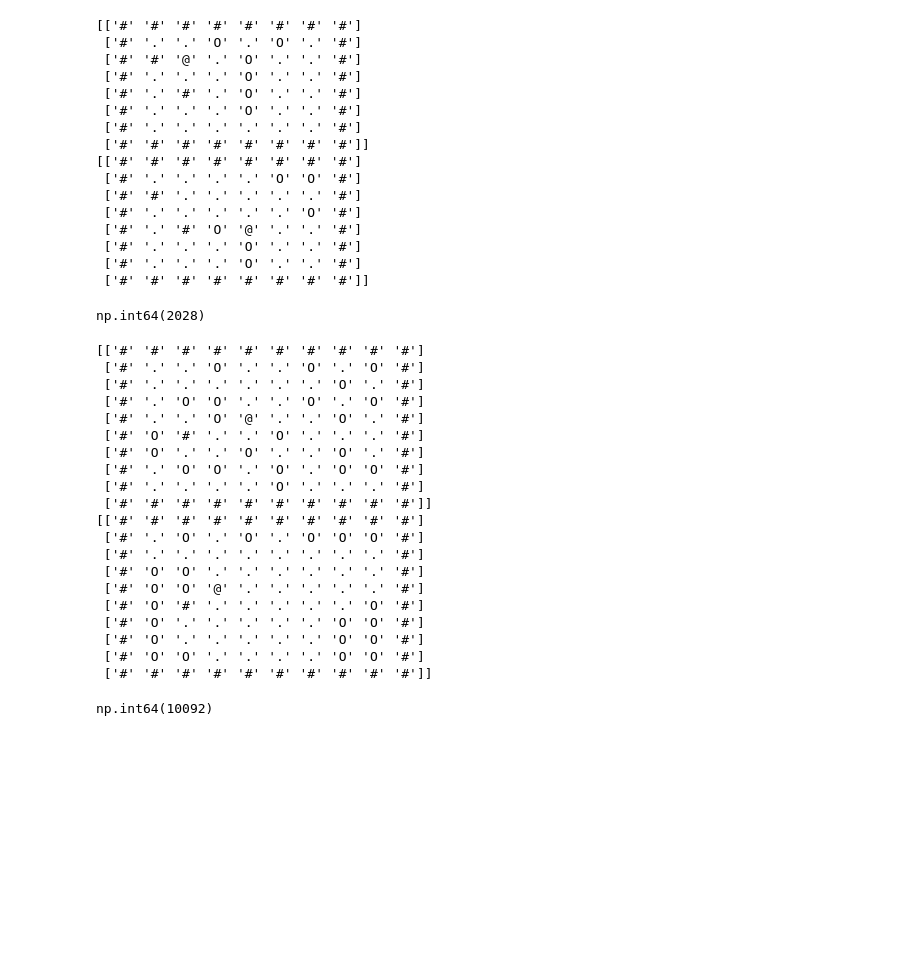
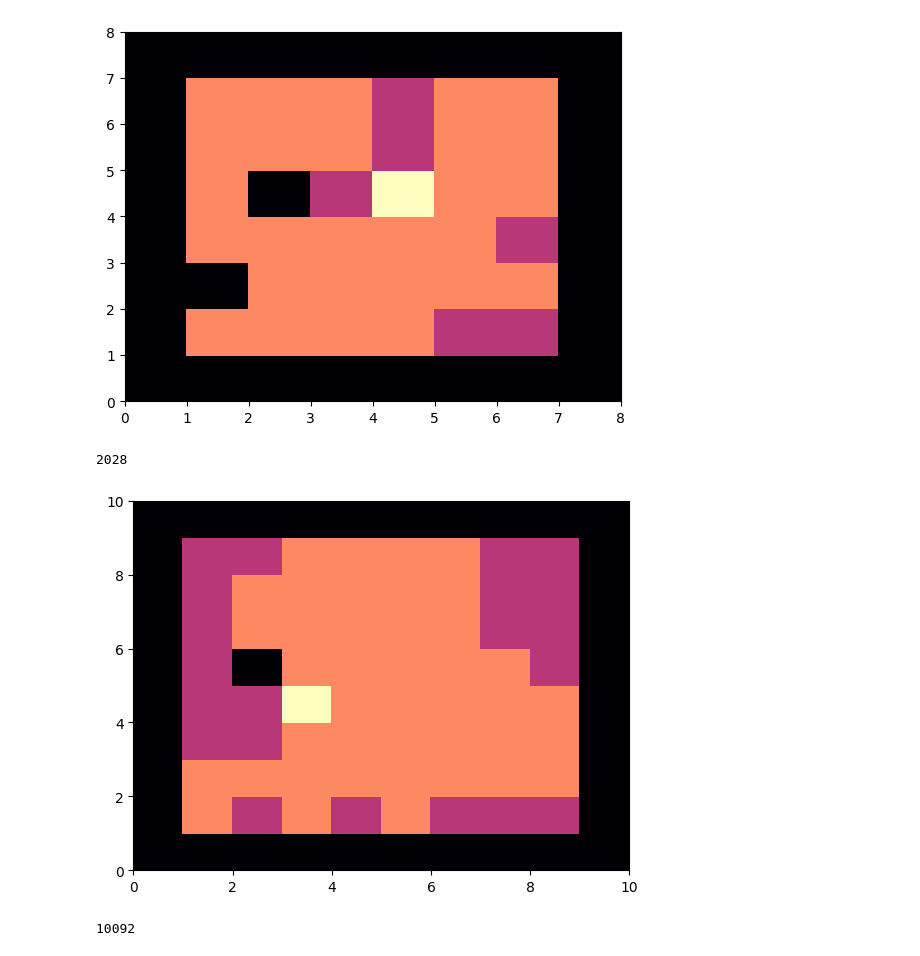
Before and after one commit to tolange/advent2024, a Jupyter notebook: aoc_15/aoc_2024_15.ipynb, the cells around one changed output. Cells and saved outputs as stored; diff of their text form; code cells hidden in the pictures; blank space fills up the shorter version.

```diff
--- a/aoc_15/aoc_2024_15.ipynb
+++ b/aoc_15/aoc_2024_15.ipynb
@@ -26,6 +26,18 @@ testlarge = [
 
 longmoves="<vv>^<v^>v>^vv^v>v<>v^v<v<^vv<<<^><<><>>v<vvv<>^v^>^<<<><<v<<<v^vv^v>^vvv<<^>^v^^><<>>><>^<<><^vv^^<>vvv<>><^^v>^>vv<>v<<<<v<^v>^<^^>>>^<v<v><>vv>v^v^<>><>>>><^^>vv>v<^^^>>v^v^<^^>v^^>v^<^v>v<>>v^v^<v>v^^<^^vv<<<v<^>>^^^^>>>v^<>vvv^><v<<<>^^^vv^<vvv>^>v<^^^^v<>^>vvvv><>>v^<<^^^^^^><^><>>><>^^<<^^v>>><^<v>^<vv>>v>>>^v><>^v><<<<v>>v<v<v>vvv>^<><<>^><^>><>^v<><^vvv<^^<><v<<<<<><^v<<<><<<^^<v<^^^><^>>^<v^><<<^>>^v<v^v<v^>^>>^v>vv>^<<^v<>><<><<v<<v><>v<^vv<<<>^^v^>^^>>><<^v>>v^v><^^>>^<>vv^<><^^>^^^<><vvvvv^v<v<<>^v<v>v<<^><<><<><<<^^<<<^<<>><<><^^^>^^<>^>v<>^^>vv<^v^v<vv>^<><v<^v>^^^>>>^^vvv^>vvv<>>>^<^>>>>>^<<^v>^vvv<>^<><<v>v^^>>><<^^<>>^v^<v^vv<>v^<<>^<^v^v><^<<<><<^<v><v<>vv>>v><v^<vv<>v^<<^"
 shortmoves="<^^>>>vv<v>>v<<"
+# %%
+def vizualizemap(m):
+    mcopy = np.zeros(m.shape)
+    #np.where()
+    mcopy[m=="."]=500
+    mcopy[m=="#"]=-1000
+    mcopy[m=="["]=0
+    mcopy[m=="O"]=0
+    mcopy[m=="]"]=0
+    mcopy[m=="@"]=1000
+    plt.pcolor(mcopy, cmap='magma')
+    plt.show()
 # %%
 def transforminput(ipt):
     out = []
@@ -76,58 +88,30 @@ def updateMap(m, mv):
     return m
 # %%
 a=transforminput(testsmall)
-print(a)
+vizualizemap(a)
 for c in shortmoves:
+    clear_output(wait=True)
     updateMap(a,c)
-print(a)
-getGPS(a)
+    #vizualizemap(a)
+    #print(getGPS(a))
+vizualizemap(a)
+print(getGPS(a))
 # %% [output]
+[figure, added]
-[['#' '#' '#' '#' '#' '#' '#' '#']
- ['#' '.' '.' 'O' '.' 'O' '.' '#']
- ['#' '#' '@' '.' 'O' '.' '.' '#']
- ['#' '.' '.' '.' 'O' '.' '.' '#']
- ['#' '.' '#' '.' 'O' '.' '.' '#']
- ['#' '.' '.' '.' 'O' '.' '.' '#']
- ['#' '.' '.' '.' '.' '.' '.' '#']
- ['#' '#' '#' '#' '#' '#' '#' '#']]
-[['#' '#' '#' '#' '#' '#' '#' '#']
- ['#' '.' '.' '.' '.' 'O' 'O' '#']
- ['#' '#' '.' '.' '.' '.' '.' '#']
- ['#' '.' '.' '.' '.' '.' 'O' '#']
- ['#' '.' '#' 'O' '@' '.' '.' '#']
- ['#' '.' '.' '.' 'O' '.' '.' '#']
- ['#' '.' '.' '.' 'O' '.' '.' '#']
- ['#' '#' '#' '#' '#' '#' '#' '#']]
+2028
-np.int64(2028)
 # %%
 a=transforminput(testlarge)
-print(a)
+vizualizemap(a)
 for c in longmoves:
+    clear_output(wait=True)
     updateMap(a,c)
-print(a)
-getGPS(a)
+    #vizualizemap(a)
+    #print(getGPS(a))
+vizualizemap(a)
+print(getGPS(a))
 # %% [output]
+[figure, added]
-[['#' '#' '#' '#' '#' '#' '#' '#' '#' '#']
- ['#' '.' '.' 'O' '.' '.' 'O' '.' 'O' '#']
- ['#' '.' '.' '.' '.' '.' '.' 'O' '.' '#']
- ['#' '.' 'O' 'O' '.' '.' 'O' '.' 'O' '#']
- ['#' '.' '.' 'O' '@' '.' '.' 'O' '.' '#']
- ['#' 'O' '#' '.' '.' 'O' '.' '.' '.' '#']
- ['#' 'O' '.' '.' 'O' '.' '.' 'O' '.' '#']
- ['#' '.' 'O' 'O' '.' 'O' '.' 'O' 'O' '#']
- ['#' '.' '.' '.' '.' 'O' '.' '.' '.' '#']
- ['#' '#' '#' '#' '#' '#' '#' '#' '#' '#']]
-[['#' '#' '#' '#' '#' '#' '#' '#' '#' '#']
- ['#' '.' 'O' '.' 'O' '.' 'O' 'O' 'O' '#']
- ['#' '.' '.' '.' '.' '.' '.' '.' '.' '#']
- ['#' 'O' 'O' '.' '.' '.' '.' '.' '.' '#']
- ['#' 'O' 'O' '@' '.' '.' '.' '.' '.' '#']
- ['#' 'O' '#' '.' '.' '.' '.' '.' 'O' '#']
- ['#' 'O' '.' '.' '.' '.' '.' 'O' 'O' '#']
- ['#' 'O' '.' '.' '.' '.' '.' 'O' 'O' '#']
- ['#' 'O' 'O' '.' '.' '.' '.' 'O' 'O' '#']
- ['#' '#' '#' '#' '#' '#' '#' '#' '#' '#']]
+10092
-np.int64(10092)
 # %%
 ipt = [ l.strip("\n") for l in open("input.txt") ]
 ipt_m = []
```
Also changed, not shown: parts of 7 cells of this notebook.
